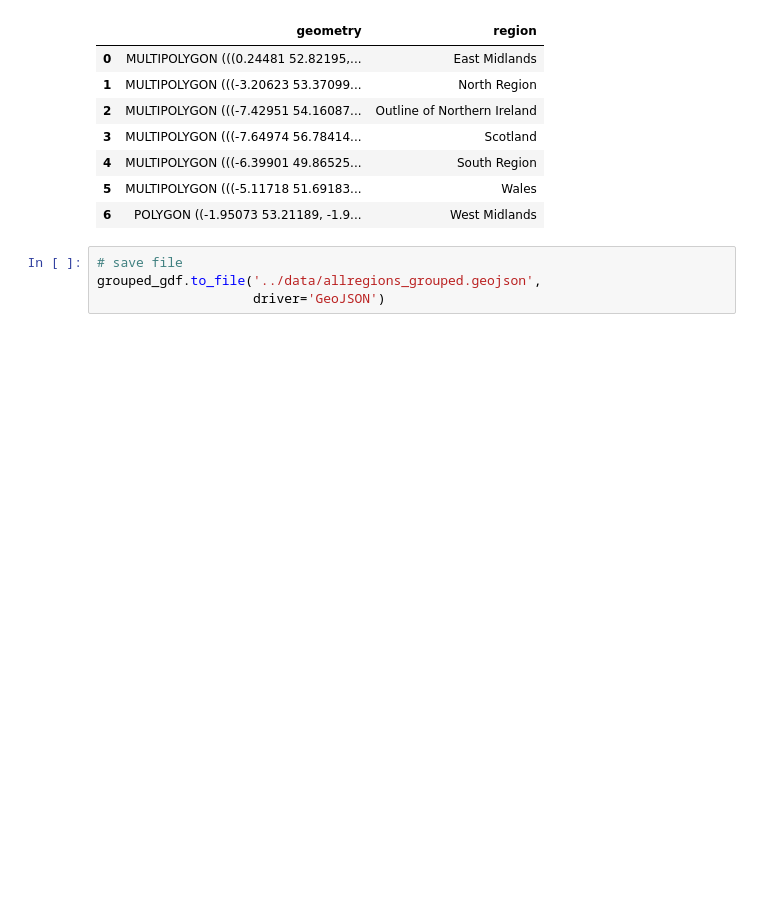
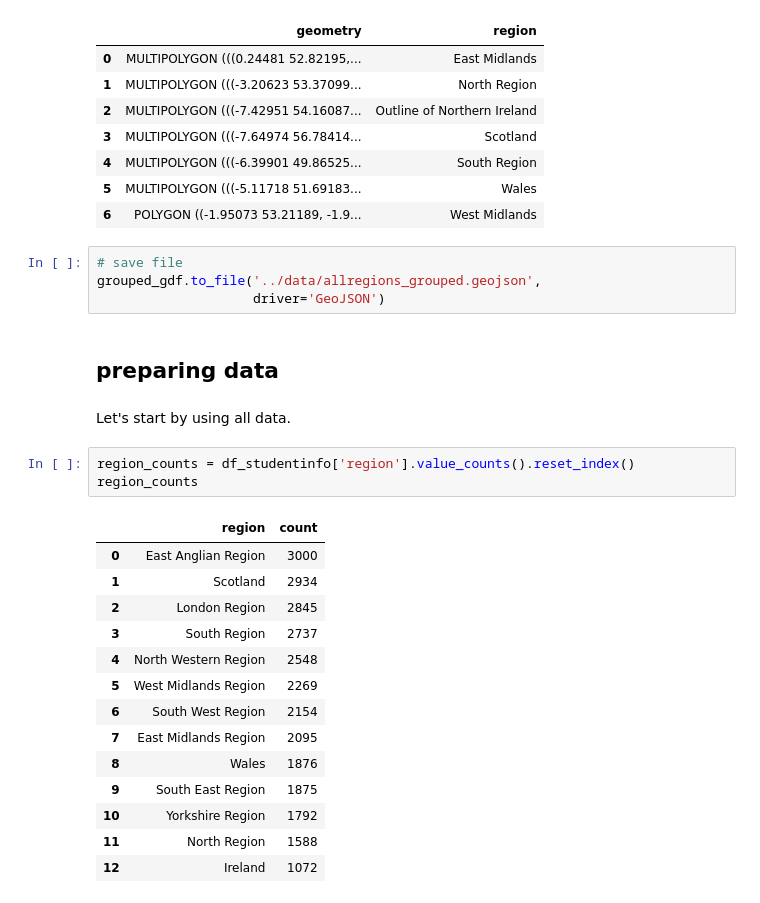
Before and after one commit to Originalnam/learning_analytics, a Jupyter notebook: dashboard/01student_region_map.ipynb, the cells around one changed output. Cells and saved outputs as stored; diff of their text form; blank space fills up the shorter version.

Commit message:
add data student_region_map

```diff
--- a/dashboard/student_region_map.ipynb
+++ b/dashboard/01student_region_map.ipynb
@@ -196,3 +197,25 @@ grouped_gdf
 # save file
 grouped_gdf.to_file('../data/allregions_grouped.geojson',
                     driver='GeoJSON')
+# %% [markdown]
+## preparing data
+# %% [markdown]
+Let's start by using all data.
+# %%
+region_counts = df_studentinfo['region'].value_counts().reset_index()
+region_counts
+# %% [output]
+|  | region | count |
+| 0 | East Anglian Region | 3000 |
+| 1 | Scotland | 2934 |
+| 2 | London Region | 2845 |
+| 3 | South Region | 2737 |
+| 4 | North Western Region | 2548 |
+| 5 | West Midlands Region | 2269 |
+| 6 | South West Region | 2154 |
+| 7 | East Midlands Region | 2095 |
+| 8 | Wales | 1876 |
+| 9 | South East Region | 1875 |
+| 10 | Yorkshire Region | 1792 |
+| 11 | North Region | 1588 |
+| 12 | Ireland | 1072 |
```
Also changed, not shown: parts of 9 cells of this notebook, 5 other files.
